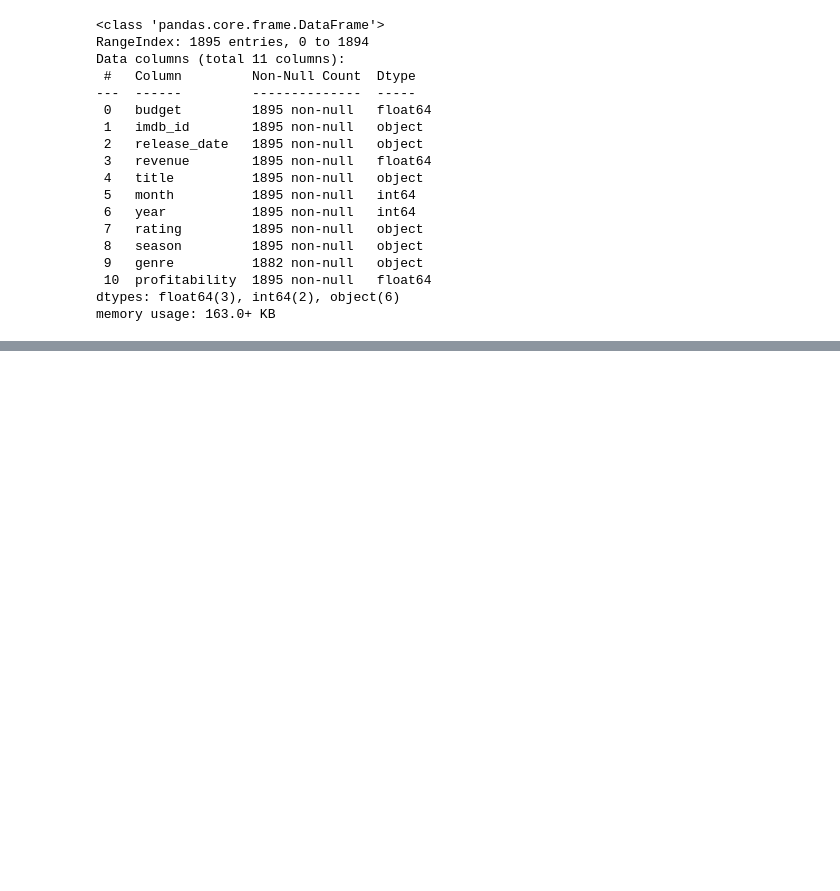
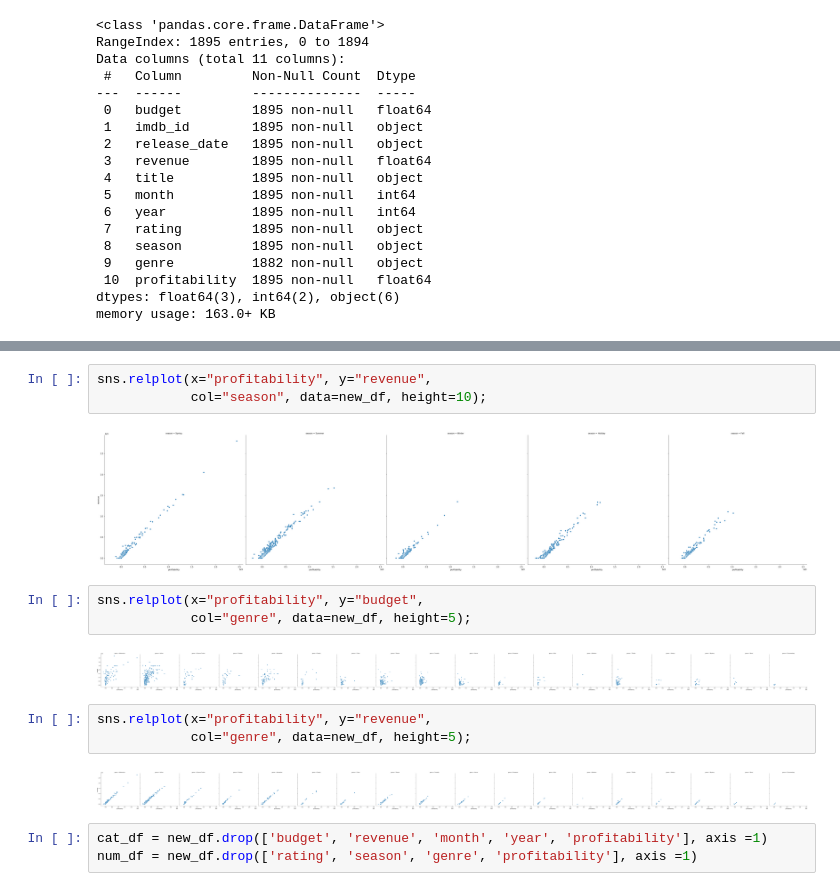
Before and after one commit to thomaspatrickhill/mod1_project_051120, a Jupyter notebook: Linear Regression Model 1.ipynb, the cells around one changed output, grey strips where cells are left out. Drawn from its saved outputs; the diff is of its cells as text; blank space fills up the shorter version.

```diff
--- a/Linear Regression Model 1.ipynb
+++ b/Linear Regression Model 1.ipynb
@@ -41,0 +79,18 @@ new_df = df[df.drop(['imdb_id', 'title', 'release_date', ])]
+# %%
+sns.relplot(x="profitability", y="revenue",
+            col="season", data=new_df, height=10);
+# %% [output]
+[figure, added]
+# %%
+sns.relplot(x="profitability", y="budget",
+            col="genre", data=new_df, height=5);
+# %% [output]
+[figure, added]
+# %%
+sns.relplot(x="profitability", y="revenue",
+            col="genre", data=new_df, height=5);
+# %% [output]
+[figure, added]
+# %%
+cat_df = new_df.drop(['budget', 'revenue', 'month', 'year', 'profitability'], axis =1)
+num_df = new_df.drop(['rating', 'season', 'genre', 'profitability'], axis =1)
```
Also changed, not shown: parts of 23 cells of this notebook.
